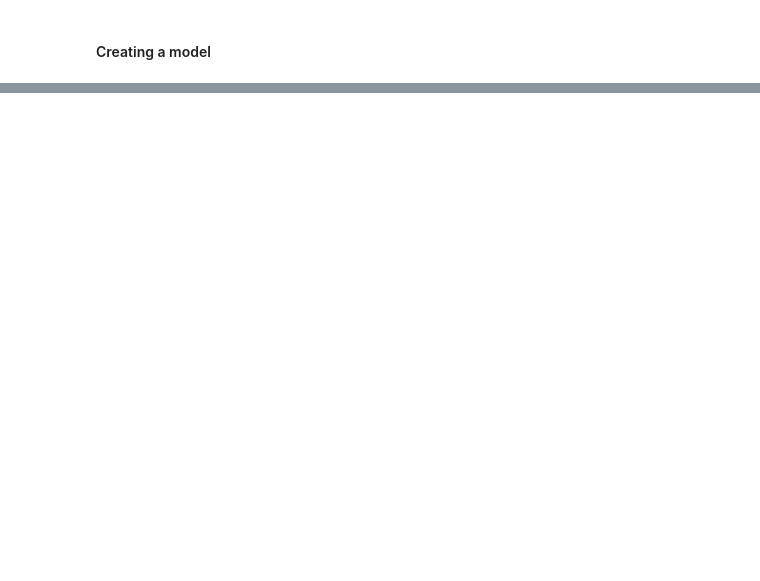
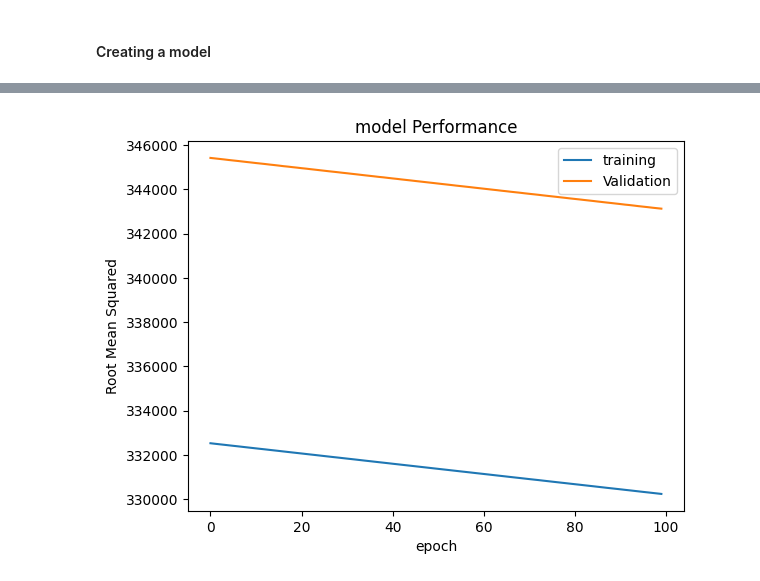
Before and after one commit to Nayan-Chimariya/50DaysOfMachineLearning, a Jupyter notebook: PricePrediction.ipynb, the cells around one changed output, grey strips where cells are left out. Saved outputs shown, nothing was run; the diff lists cells and outputs as text; code cells hidden in the pictures; blank space fills up the shorter version.

```diff
--- a/PricePrediction.ipynb
+++ b/PricePrediction.ipynb
@@ -69,0 +127,10 @@ Model: "sequential_3"
+# %%
+plt.plot(history.history['root_mean_squared_error'])
+plt.plot(history.history['val_root_mean_squared_error'])
+plt.title('model Performance')
+plt.xlabel('epoch')
+plt.ylabel('Root Mean Squared')
+plt.legend(['training','Validation'])
+plt.show()
+# %% [output]
+[figure, added]
```
Also changed, not shown: parts of 9 cells of this notebook.
